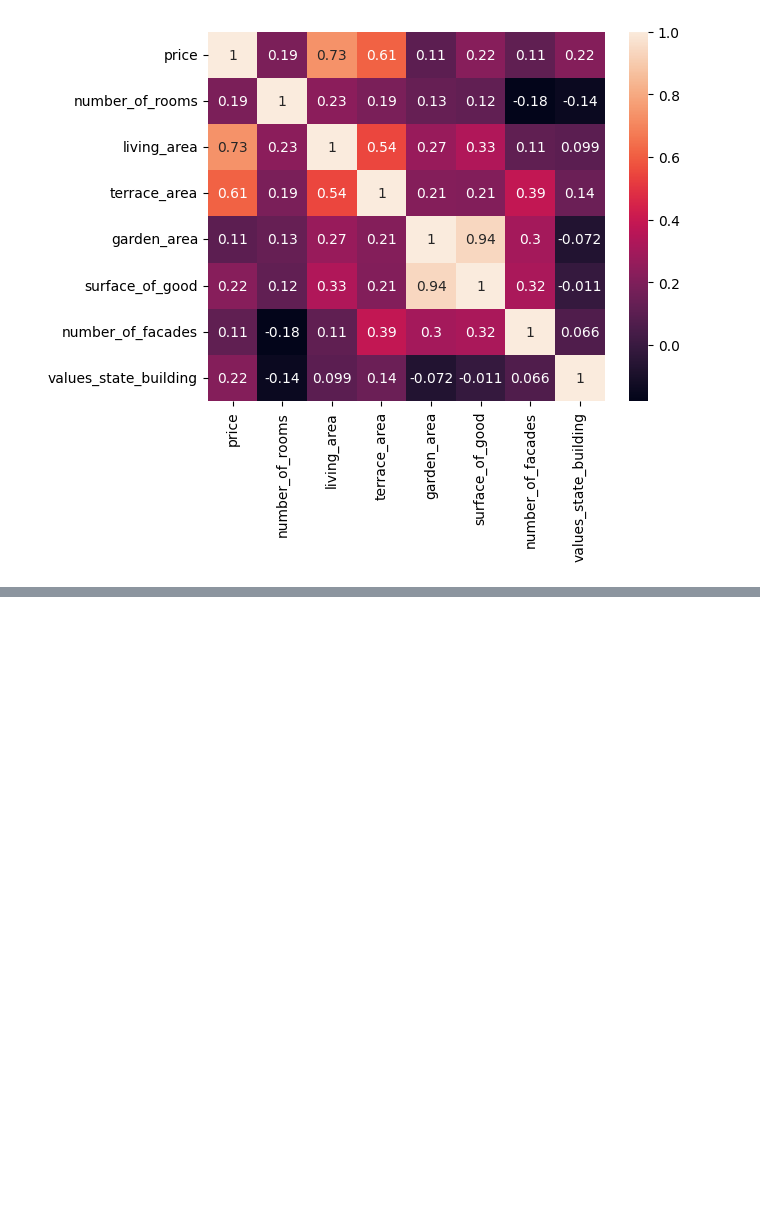
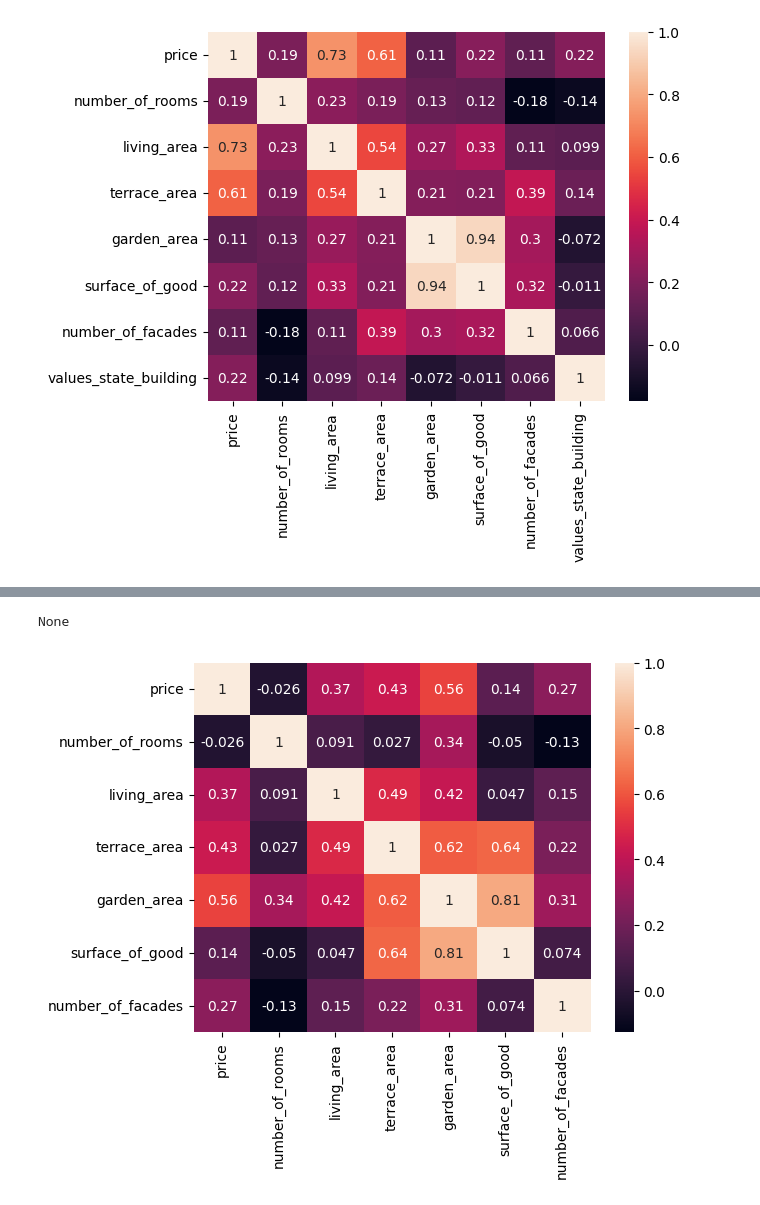
Before and after one commit to NathNacht/immo-eliza-scraping-immozila-Cleaning-EDA, a Jupyter notebook: analyses/sem_anwser.ipynb, the cells around one changed output, grey strips where cells are left out. Cells and saved outputs as stored; diff of their text form; code cells hidden in the pictures; blank space fills up the shorter version.

Commit message:
provinces correlation

```diff
--- a/analyses/sem_anwser.ipynb
+++ b/analyses/sem_anwser.ipynb
@@ -150,0 +158,27 @@ sf.heatmap(nstate)
+# %%
+# Get the current directory (analyses folder)
+current_dir = os.getcwd()
+
+# Navigate up one directory to reach the parent directory (which contains the data folder)
+parent_dir = os.path.dirname(current_dir)
+
+# Define the file paths relative to the parent directory using os.path.join
+clean_huis_te_koop_path = os.path.join(parent_dir, "data", "cleaned", "clean_house.csv")
+clean_apartement_te_koop_path = os.path.join(parent_dir, "data", "cleaned", "clean_app.csv")
+
+house1 = pd.read_csv(clean_huis_te_koop_path, sep=",")
+app1 = pd.read_csv(clean_apartement_te_koop_path, sep=",")
+# %%
+west = house1[house1["province"]=="west-vlaanderen"]
+oost = house1[house1["province"]=="oost-vlaanderen"]
+limburg = house1[house1["province"]=="limburg"]
+antwerpen = house1[house1["province"]=="antwerpen"]
+brussel = house1[house1["province"]=="brussel"]
+henegouwen = house1[house1["province"]=="henegouwen"]
+luik = house1[house1["province"]=="luik"]
+luxemburg = house1[house1["province"]=="luxemburg"]
+namen = house1[house1["province"]=="namen"]
+vlaams_brabant = house1[house1["province"]=="vlaams-brabant"]
+waals_brabant = house1[house1["province"]=="waals-brabant"]
+
+house1.groupby("province")["province"].count()
@@ -150,0 +199,15 @@ sf.heatmap(nstate)
+# %%
+westcorr = sf.drop_object_columns(west)
+oostcorr = sf.drop_object_columns(oost)
+limburgcorr = sf.drop_object_columns(limburg)
+antwerpencorr = sf.drop_object_columns(antwerpen)
+brusselcorr = sf.drop_object_columns(brussel)
+henegouwencorr = sf.drop_object_columns(henegouwen)
+luikcorr = sf.drop_object_columns(luik)
+luxemburgcorr = sf.drop_object_columns(luxemburg)
+namencorr = sf.drop_object_columns(namen)
+vlaams_brabantcorr = sf.drop_object_columns(vlaams_brabant)
+waals_brabantcorr = sf.drop_object_columns(waals_brabant)
+# %% [output]
+None
+[figure, added]
```
Also changed, not shown: parts of 6 cells of this notebook, 1 other file.
